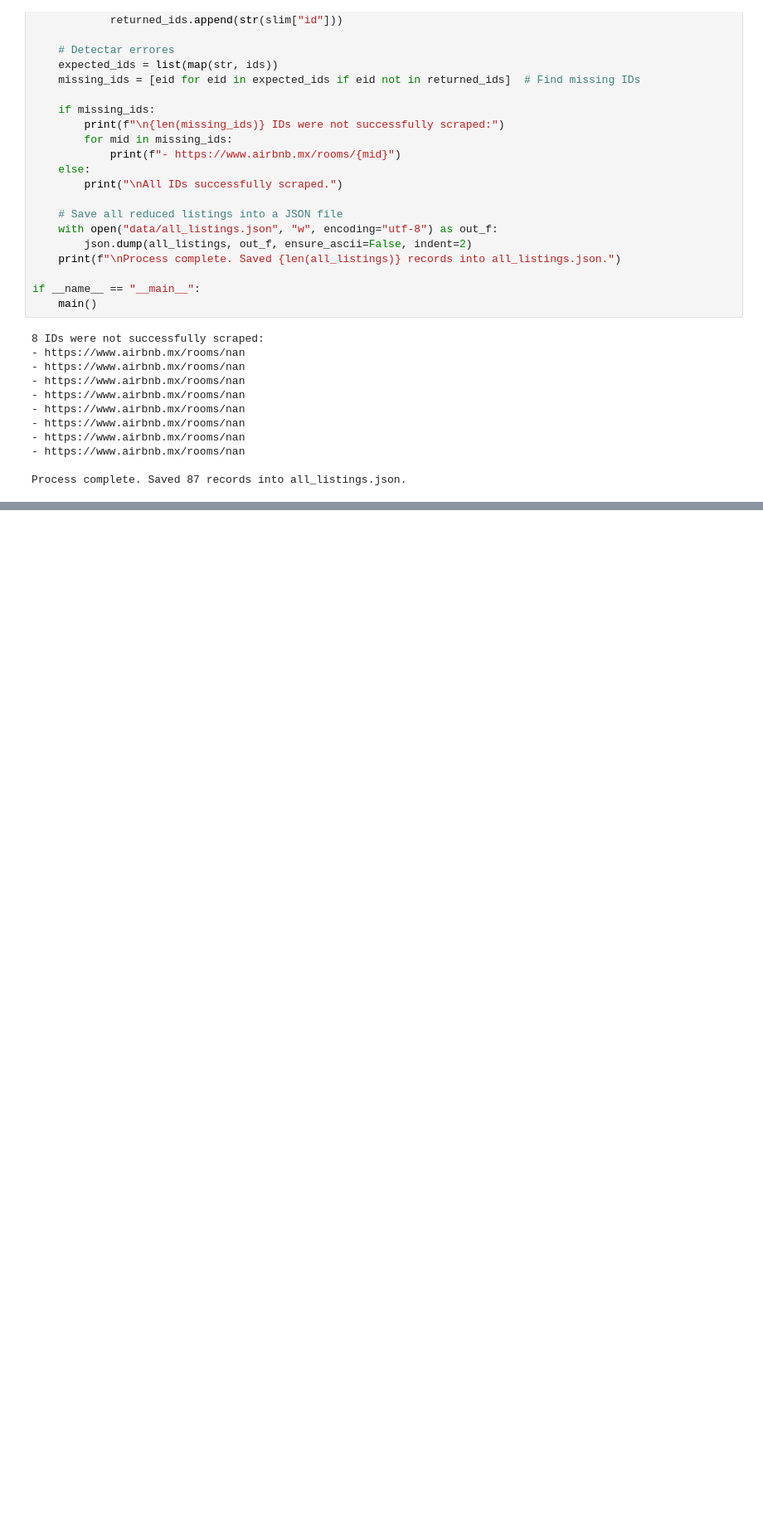
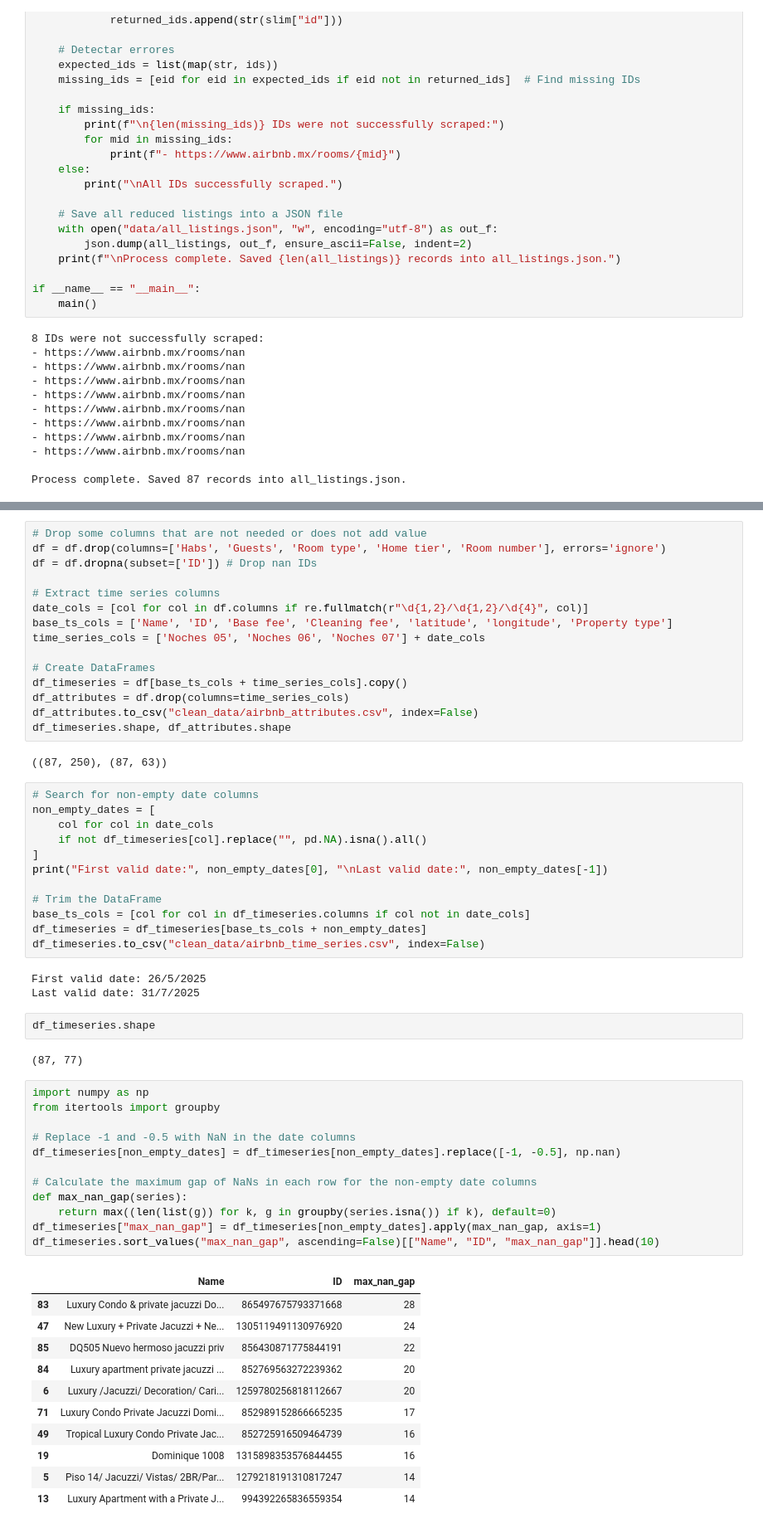
Before and after one commit to bacaSantiago/Time-series-TDA-, a Jupyter notebook: web_scrapping.ipynb, the cells around one changed output, grey strips where cells are left out. Shown at 83% size. Saved outputs shown, nothing was run; the diff lists cells and outputs as text; blank space fills up the shorter version.

```diff
--- a/web_scrapping.ipynb
+++ b/web_scrapping.ipynb
@@ -302,0 +353,60 @@ df['Jacuzzi'].value_counts(), df['Private hot tub'].value_counts()
+# %%
+# Drop some columns that are not needed or does not add value
+df = df.drop(columns=['Habs', 'Guests', 'Room type', 'Home tier', 'Room number'], errors='ignore')
+df = df.dropna(subset=['ID']) # Drop nan IDs
+
+# Extract time series columns
+date_cols = [col for col in df.columns if re.fullmatch(r"\d{1,2}/\d{1,2}/\d{4}", col)]
+base_ts_cols = ['Name', 'ID', 'Base fee', 'Cleaning fee', 'latitude', 'longitude', 'Property type']
+time_series_cols = ['Noches 05', 'Noches 06', 'Noches 07'] + date_cols
+
+# Create DataFrames
+df_timeseries = df[base_ts_cols + time_series_cols].copy()
+df_attributes = df.drop(columns=time_series_cols)
+df_attributes.to_csv("clean_data/airbnb_attributes.csv", index=False)
+df_timeseries.shape, df_attributes.shape
+# %% [output]
+((87, 250), (87, 63))
+# %%
+# Search for non-empty date columns
+non_empty_dates = [
+    col for col in date_cols
+    if not df_timeseries[col].replace("", pd.NA).isna().all()
+]
+print("First valid date:", non_empty_dates[0], "\nLast valid date:", non_empty_dates[-1])
+
+# Trim the DataFrame
+base_ts_cols = [col for col in df_timeseries.columns if col not in date_cols]
+df_timeseries = df_timeseries[base_ts_cols + non_empty_dates]
+df_timeseries.to_csv("clean_data/airbnb_time_series.csv", index=False)
+# %% [output]
+First valid date: 26/5/2025
+Last valid date: 31/7/2025
+# %%
+df_timeseries.shape
+# %% [output]
+(87, 77)
+# %%
+import numpy as np
+from itertools import groupby
+
+# Replace -1 and -0.5 with NaN in the date columns
+df_timeseries[non_empty_dates] = df_timeseries[non_empty_dates].replace([-1, -0.5], np.nan)
+
+# Calculate the maximum gap of NaNs in each row for the non-empty date columns
+def max_nan_gap(series):
+    return max((len(list(g)) for k, g in groupby(series.isna()) if k), default=0)
+df_timeseries["max_nan_gap"] = df_timeseries[non_empty_dates].apply(max_nan_gap, axis=1)
+df_timeseries.sort_values("max_nan_gap", ascending=False)[["Name", "ID", "max_nan_gap"]].head(10)
+# %% [output]
+|  | Name | ID | max_nan_gap |
+| 83 | Luxury Condo & private jacuzzi Do... | 865497675793371668 | 28 |
+| 47 | New Luxury + Private Jacuzzi + Ne... | 1305119491130976920 | 24 |
+| 85 | DQ505 Nuevo hermoso jacuzzi priv | 856430871775844191 | 22 |
+| 84 | Luxury apartment private jacuzzi ... | 852769563272239362 | 20 |
+| 6 | Luxury /Jacuzzi/ Decoration/ Cari... | 1259780256818112667 | 20 |
+| 71 | Luxury Condo Private Jacuzzi Domi... | 852989152866665235 | 17 |
+| 49 | Tropical Luxury Condo Private Jac... | 852725916509464739 | 16 |
+| 19 | Dominique 1008 | 1315898353576844455 | 16 |
+| 5 | Piso 14/ Jacuzzi/ Vistas/ 2BR/Par... | 1279218191310817247 | 14 |
+| 13 | Luxury Apartment with a Private J... | 994392265836559354 | 14 |
```
Also changed, not shown: parts of 10 cells of this notebook, 3 other files.
